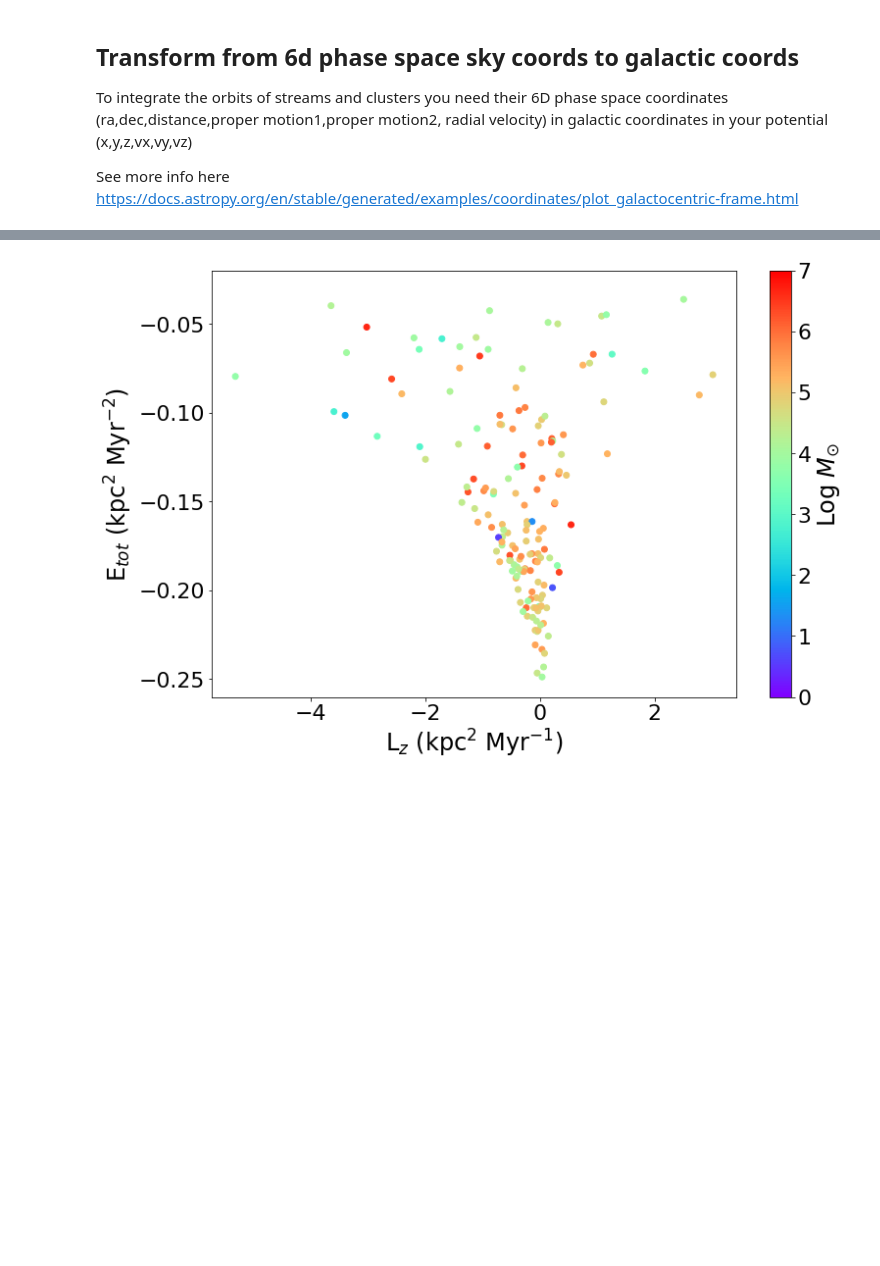
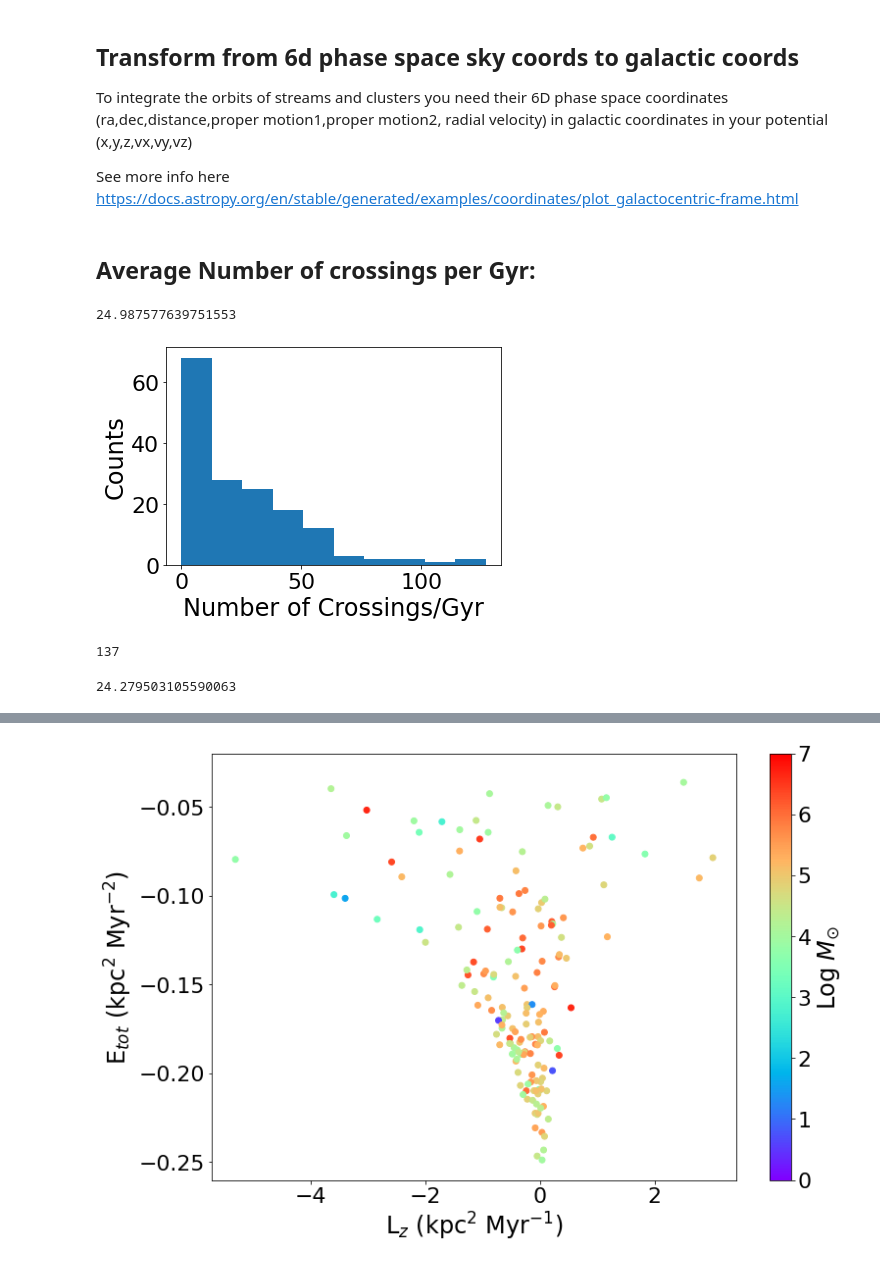
Before and after one commit to cholm-hansen/gc_streams, a Jupyter notebook: MilkyWayPotential2023.ipynb, the cells around one changed output, grey strips where cells are left out. Drawn from its saved outputs; the diff is of its cells as text; code cells hidden in the pictures; blank space fills up the shorter version.

Commit message:
crossing calculations

```diff
--- a/MilkyWayPotential2023.ipynb
+++ b/MilkyWayPotential2023.ipynb
@@ -178,0 +261,22 @@ def integrate_orbit(name,verbose=False,return_vals=False):
+# %% [markdown]
+## Average Number of crossings per Gyr:
+# %%
+num_crosses = []
+for name in df["# Name"]:
+
+    try:
+        num_cross = num_crossings(name,1*u.Gyr)
+        num_crosses.append(num_cross)
+    except RuntimeError:
+        pass
+# %%
+np.mean(num_crosses)
+# %% [output]
+24.987577639751553
+# %%
+plt.hist(num_crosses)
+plt.xlabel("Number of Crossings/Gyr")
+plt.ylabel("Counts")
+plt.show()
+# %% [output]
+[figure, added]
@@ -178,0 +292,8 @@ def integrate_orbit(name,verbose=False,return_vals=False):
+# %%
+len(np.where(np.array(num_crosses_limited) > 0)[0])
+# %% [output]
+137
+# %%
+np.mean(num_crosses_limited)
+# %% [output]
+24.279503105590063
```
Also changed, not shown: parts of 8 cells of this notebook.
